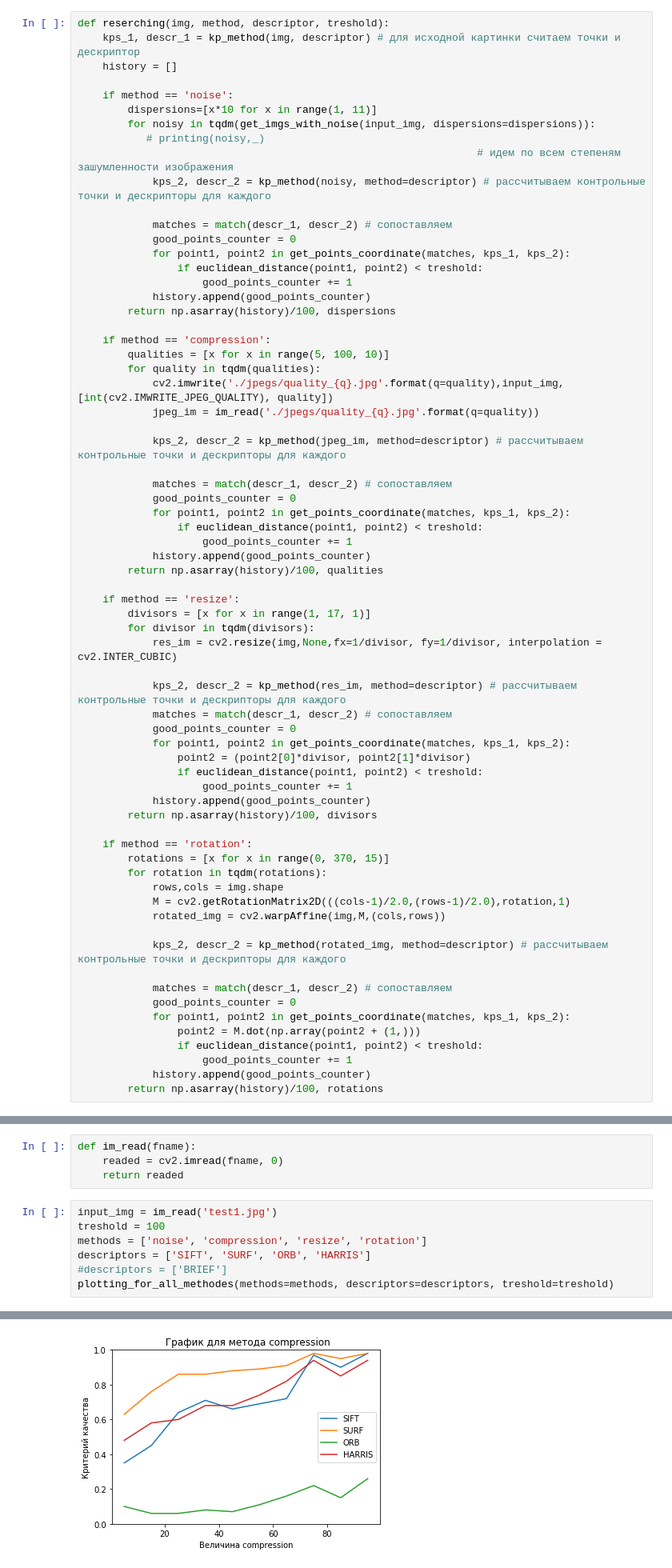
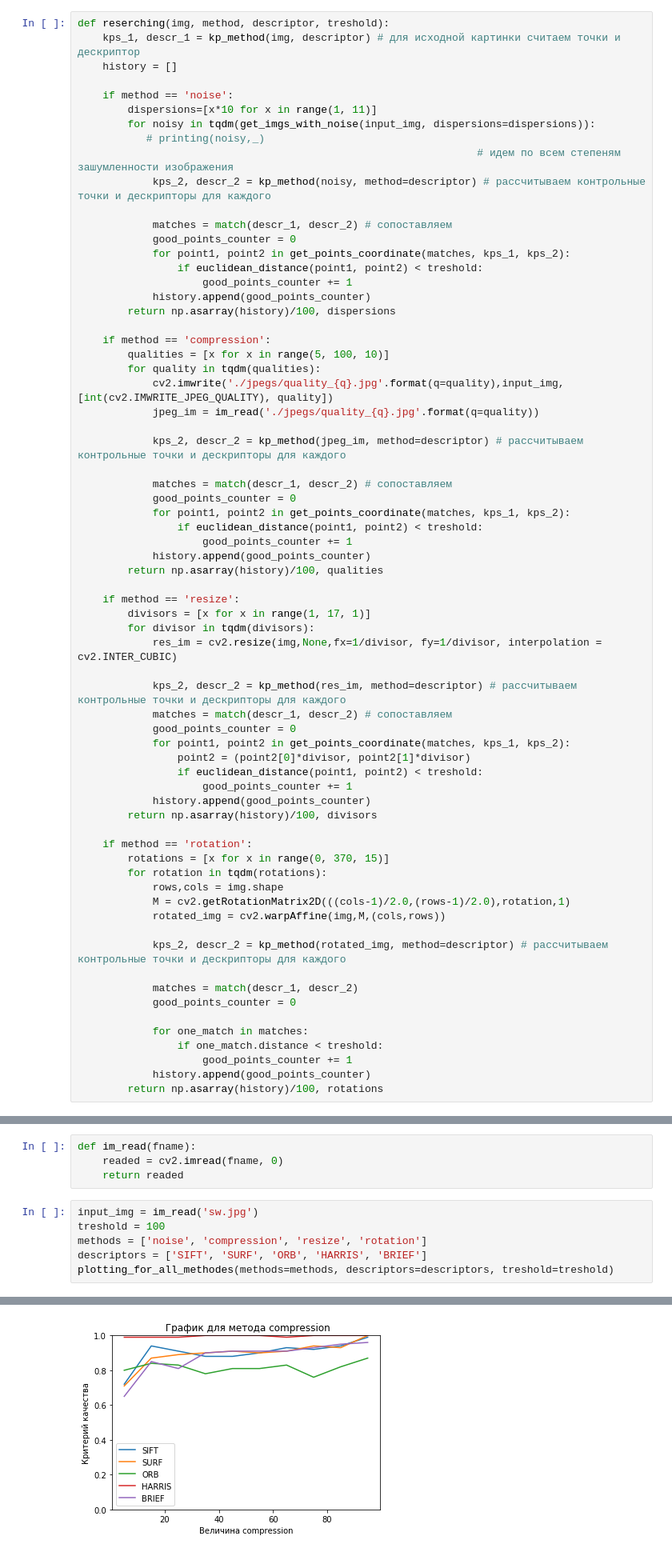
Before and after one commit to vadikko2/SIFT_OpenCV_Researching, a Jupyter notebook: SIFT.ipynb, the cells around one changed output, grey strips where cells are left out. Shown: that part at 80% size. Drawn from its saved outputs; the diff is of its cells as text.

```diff
--- a/SIFT.ipynb
+++ b/SIFT.ipynb
@@ -155,11 +155,11 @@ def reserching(img, method, descriptor, treshold):
 
             kps_2, descr_2 = kp_method(rotated_img, method=descriptor) # рассчитываем контрольные точки и дескрипторы для каждого
 
-            matches = match(descr_1, descr_2) # сопоставляем
+            matches = match(descr_1, descr_2)
             good_points_counter = 0
-            for point1, point2 in get_points_coordinate(matches, kps_1, kps_2):
-                point2 = M.dot(np.array(point2 + (1,)))
-                if euclidean_distance(point1, point2) < treshold:
+
+            for one_match in matches:
+                if one_match.distance < treshold:
                     good_points_counter += 1
             history.append(good_points_counter)
         return np.asarray(history)/100, rotations
@@ -176,10 +176,9 @@ def im_read(fname):
     readed = cv2.imread(fname, 0)
     return readed
 # %%
-input_img = im_read('test1.jpg')
+input_img = im_read('sw.jpg')
 treshold = 100
 methods = ['noise', 'compression', 'resize', 'rotation']
-descriptors = ['SIFT', 'SURF', 'ORB', 'HARRIS']
-#descriptors = ['BRIEF']
+descriptors = ['SIFT', 'SURF', 'ORB', 'HARRIS', 'BRIEF']
 plotting_for_all_methodes(methods=methods, descriptors=descriptors, treshold=treshold)
 # %% [output]
@@ -187 +186 @@ plotting_for_all_methodes(methods=methods, descriptors=descriptors, treshold=tre
-[figure, old version]
+[figure, new version]
```
Also changed, not shown: parts of 1 cell of this notebook, 10 other files.
